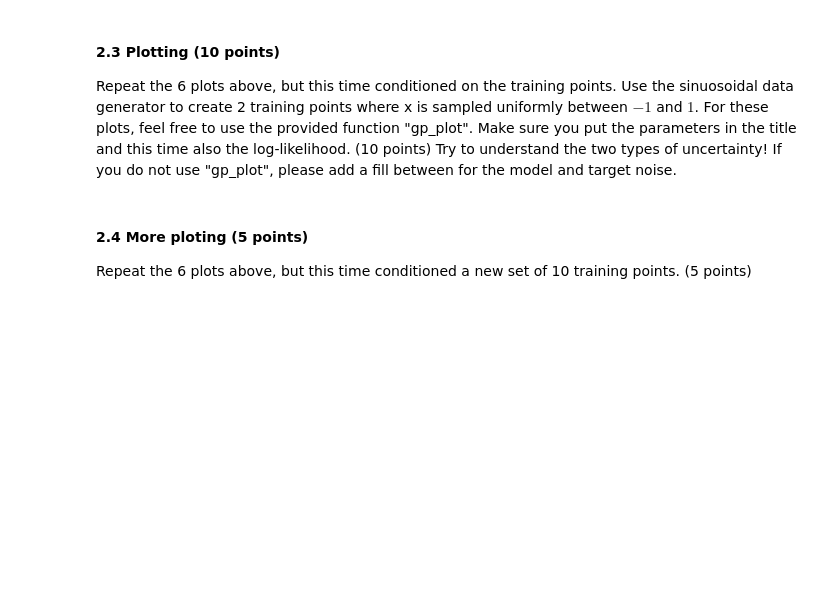
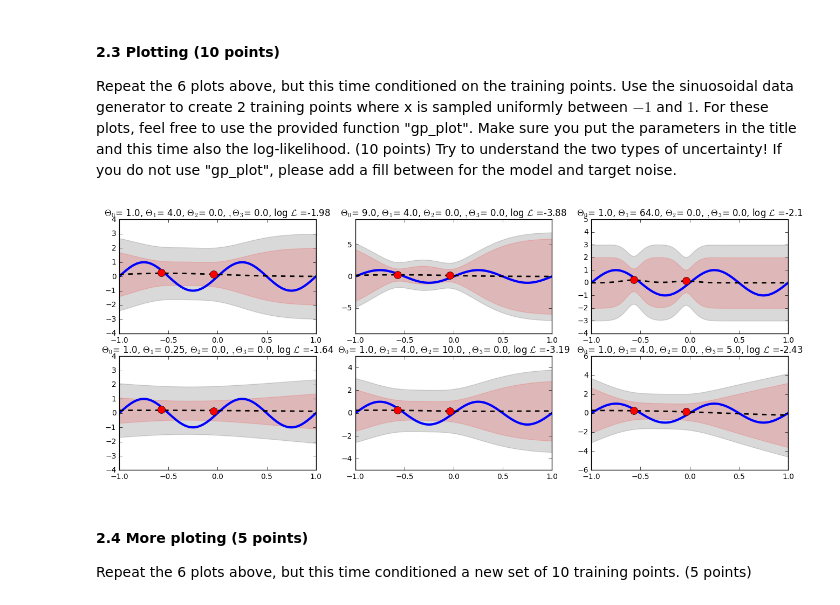
Before and after one commit to Vasileios-Charatsidis/machine_learning_1_labs, a Jupyter notebook: hw3/Lab3_KIANFAR_MIRONENCO.ipynb, the cells around one changed output. Saved outputs shown, nothing was run; the diff lists cells and outputs as text; code cells hidden in the pictures; blank space fills up the shorter version.

```diff
--- a/hw3/Lab3_KIANFAR_MIRONENCO.ipynb
+++ b/hw3/Lab3_KIANFAR_MIRONENCO.ipynb
@@ -177,6 +214,20 @@ Write a function "gp_predictive_distribution(x_train, t_train, x_test, theta, be
 # %% [markdown]
 #### 2.2 gp_log_likelihood(...) (10 points)
 Later, to learn the hyperparameters, we will need to compute the log-likelihood of the of the training data.  Implicitly, this is conditioned on the value setting for $\thetav$.  Write a function "gp_log_likelihood( x_train, t_train, theta, C = None, invC = None, beta = None)", where C and invC can be stored and reused.  (10 points) Note: you need to add beta if you want to calculate C.
+# %%
+def gb_log_likelihood(x_train, t_train, theta, C=None, invC=None, beta=None):
+    if beta is None:
+        beta = 1.0 / pow(.5,2)
+
+    if C is None:
+        C = noisy_covariance(x_train, theta, beta)
+
+    if invC is None:
+        invC = np.linalg.pinv(C)
+
+    N = t_train.shape[0]
+    t = t_train.reshape(N, -1)
+    return -.5 * (np.log(np.linalg.det(C)) + t.T.dot(invC.dot(t)) + N * np.log(2*np.pi))
 # %% [markdown]
 #### 2.3 Plotting (10 points)
 Repeat the 6 plots above, but this time conditioned on the training points.  Use the sinuosoidal data generator to create 2 training points where x is sampled uniformly between $-1$ and $1$.  For these plots, feel free to use the provided function "gp_plot".  Make sure you put the parameters in the title and this time also the log-likelihood. (10 points)  Try to understand the two types of uncertainty!  If you do not use "gp_plot", please add a fill between for the model and target noise.
@@ -203,3 +262,50 @@ def gp_plot( x_test, y_test, mu_test, var_test, x_train, t_train, theta, beta ):
+# %%
+def plot_points(N_train):
+
+    # Hyperparams
+    sigma = 0.5
+    beta  = 1.0 / pow(sigma,2) # this is the beta used in Bishop Eqn. 6.59
+
+    # Training data (Same as x_test for sec 1.3)
+    x_train = np.random.uniform(-1,1,N_train)
+    y_train =true_mean_function( x_train )
+    t_train = add_noise( y_train, sigma )
+
+    # Different Theta configurations
+    params = np.asarray([[1,4,0,0],
+              [9,4,0,0],
+              [1,64,0,0],
+              [1,.25,0,0],
+              [1,4,10,0],
+              [1,4,0,5]],dtype='float64')
+
+    # Compute kernels for each Theta config for training data
+    kernels = [computeK(x_train, x_train, p) for p in params]
+
+    # Placeholders
+    C = None
+    invC = None
+
+    # plot
+    f, axarr = plt.subplots(2, 3, figsize=(16, 6))
+    for i in range(2):
+        for j in range(3):
+            idx = i*3+j
+
+            theta = params[idx]
+
+            C = noisy_covariance(x_train, theta, beta)
+            invC = np.linalg.pinv(C)
+
+            mean_pred, var_pred = gp_predictive_distribution(x_train, t_train, x_test, theta, beta, C, invC)
+            logP = gb_log_likelihood(x_train, t_train, theta, C, invC, beta)
+            logP = round(logP[0,0],2)
+
+            gp_plot(axarr[i,j], x_test, y_test, mean_pred, var_pred, x_train, t_train, theta, beta, logP )
+
+plot_points(2)
+# %% [output]
+[figure, added]
 # %% [markdown]
 #### 2.4 More ploting (5 points)
 Repeat the 6 plots above, but this time conditioned a new set of 10 training points. (5 points)
```
Also changed, not shown: parts of 6 cells of this notebook, 1 other file.
